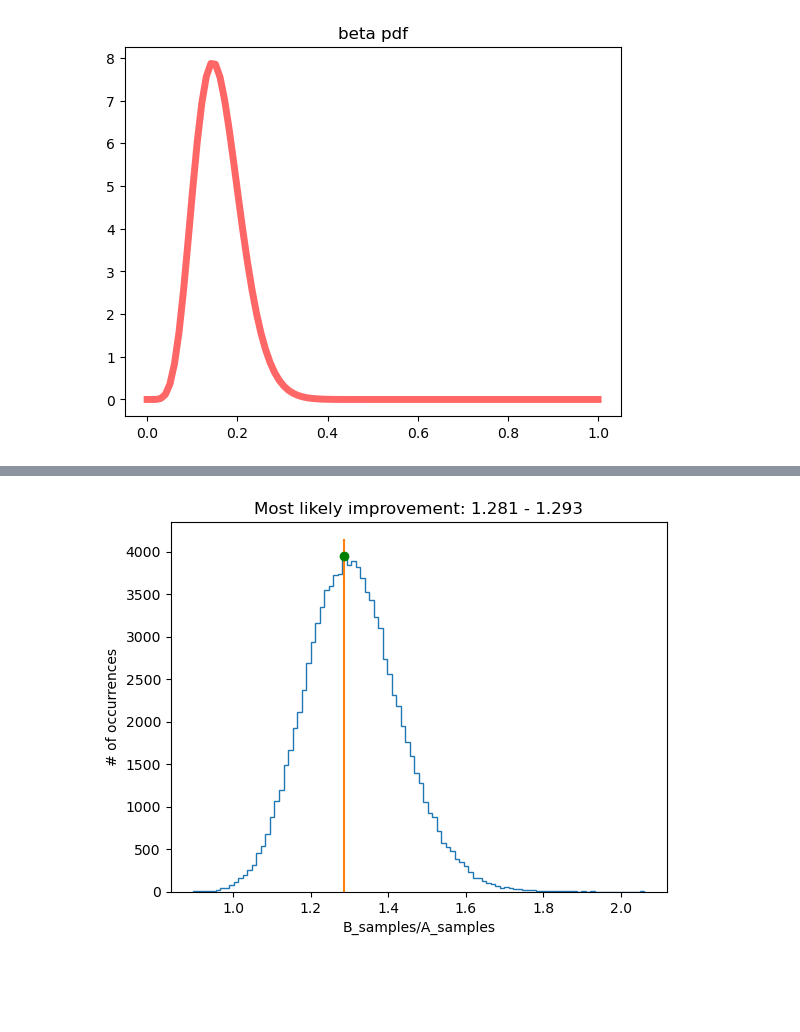
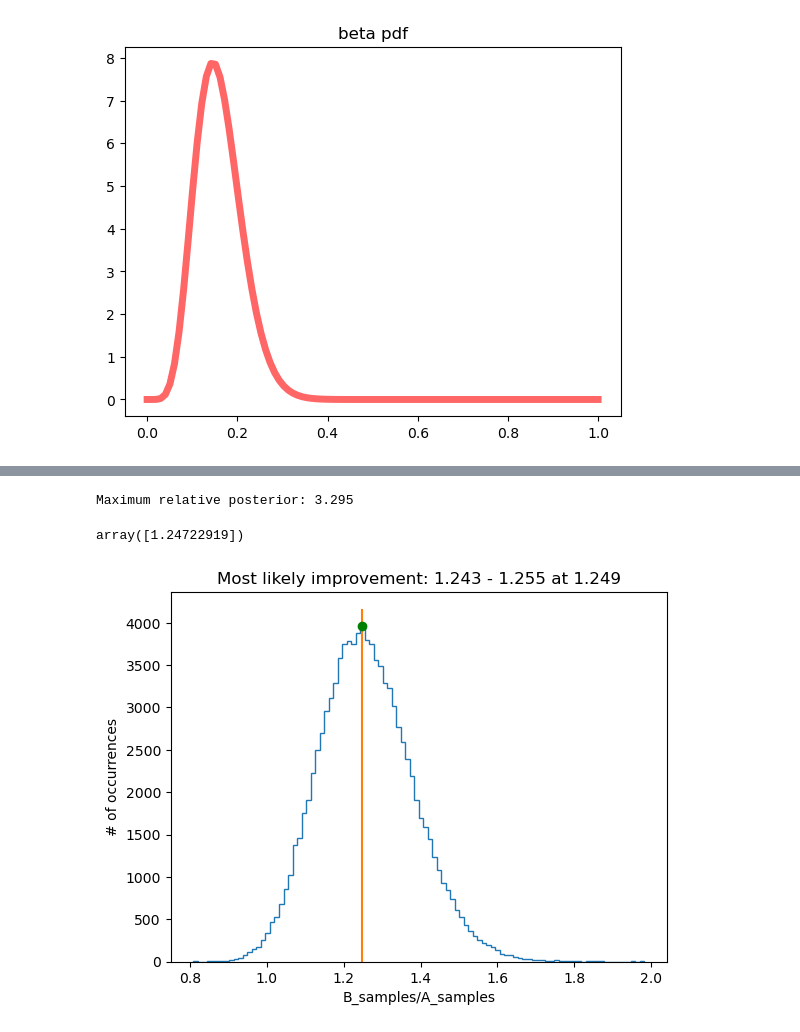
Before and after one commit to InHouse-Banana/Interview_Experimentation, a Jupyter notebook: ab_testing_bayes_youtube.ipynb, the cells around one changed output, grey strips where cells are left out. Saved outputs shown, nothing was run; the diff lists cells and outputs as text; code cells hidden in the pictures; blank space fills up the shorter version.

```diff
--- a/ab_testing_bayes_youtube.ipynb
+++ b/ab_testing_bayes_youtube.ipynb
@@ -94,0 +124,19 @@ plt.show()
+# %%
+relative_posterior = B_samples/A_samples
+nbins = 100
+#relative_posterior.hist(bins=nbins, grid=False)
+#plt.xlabel('B_samples/A_samples')
+#plt.ylabel('# of occurrences')
+#plt.show()
+
+
+# Compute KDE
+kde_relative_posterior = sm.nonparametric.KDEUnivariate(relative_posterior)
+kde_relative_posterior.fit() #kde.fit(kernel='epa', bw='scott')  # 'epa' for Epanechnikov, you can try 'biw', 'tri', 'cos', etc.
+
+# Evaluate density
+x_kde = np.linspace(min(relative_posterior), max(relative_posterior), nbins)
+plt.plot(x_kde, kde_relative_posterior.evaluate(x_kde), label="Epanechnikov KDE")
+plt.hist(relative_posterior, bins=nbins, density=True, alpha=0.5, label="Histogram relative posterior")
+plt.legend()
+plt.show()
@@ -95,12 +145,20 @@ plt.show()
+# %%
+evaluated_kde_relative_posterior = kde_relative_posterior.evaluate(x_kde)
+max_kde = max(evaluated_kde_relative_posterior)
+print(f'Maximum relative posterior: {max_kde:.3f}')
+x_kde[np.where(evaluated_kde_relative_posterior == max_kde)]
+# %% [output]
+Maximum relative posterior: 3.295
+array([1.24722919])
 # %%
-counts, bins = np.histogram(relative, bins=nbins)
+counts, bins = np.histogram(relative_posterior, bins=nbins)
 plt.stairs(counts, bins)
 improvement = (bins[list(counts).index(counts.max())], bins[list(counts).index(counts.max())+1])
 plt.plot([np.mean(improvement), np.mean(improvement)], [0, counts.max()*1.05])
 plt.plot(np.mean(improvement), counts.max(), marker = 'o', color='green')
 plt.xlabel('B_samples/A_samples')
 plt.ylabel('# of occurrences')
-plt.title(f'Most likely improvement: {improvement[0]:.3f} - {improvement[1]:.3f}')
+plt.title(f'Most likely improvement: {improvement[0]:.3f} - {improvement[1]:.3f} at {np.mean(improvement):.3f}')
 plt.show()
 # %% [output]
-[figure, old version]
+[figure, new version]
```
Also changed, not shown: parts of 9 cells of this notebook.
